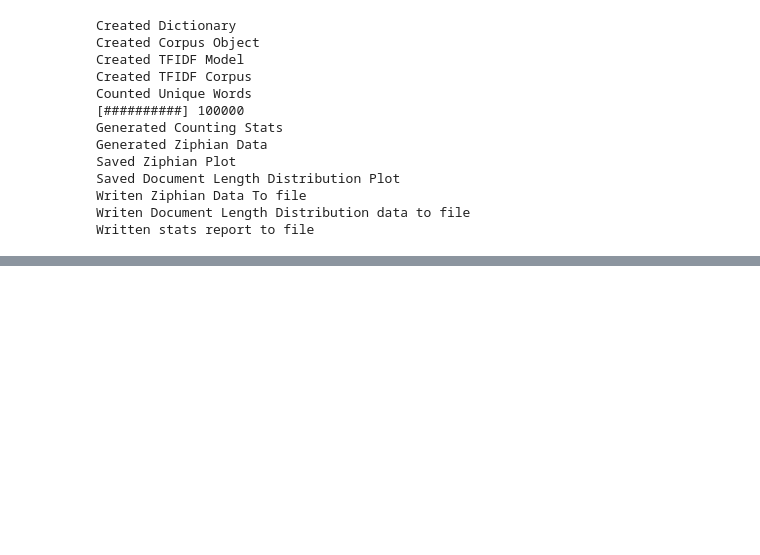
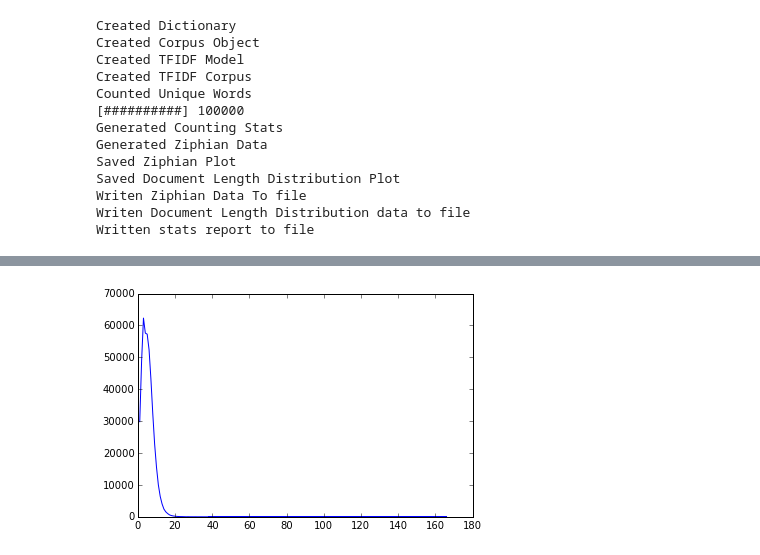
Before and after one commit to patrick-s-h-lewis/Oranges, a Jupyter notebook: CorpusGenerator.ipynb, the cells around one changed output, grey strips where cells are left out. Cells and saved outputs as stored; diff of their text form; code cells hidden in the pictures; blank space fills up the shorter version.

```diff
--- a/CorpusGenerator.ipynb
+++ b/CorpusGenerator.ipynb
@@ -394,0 +358,6 @@ sum((1,1,1,1,1))
+# %%
+c = Counter(sentence_no)
+plt.plot(c.keys(),c.values())
+plt.show()
+# %% [output]
+[figure, added]
```
Also changed, not shown: parts of 30 cells of this notebook, 1 other file.
